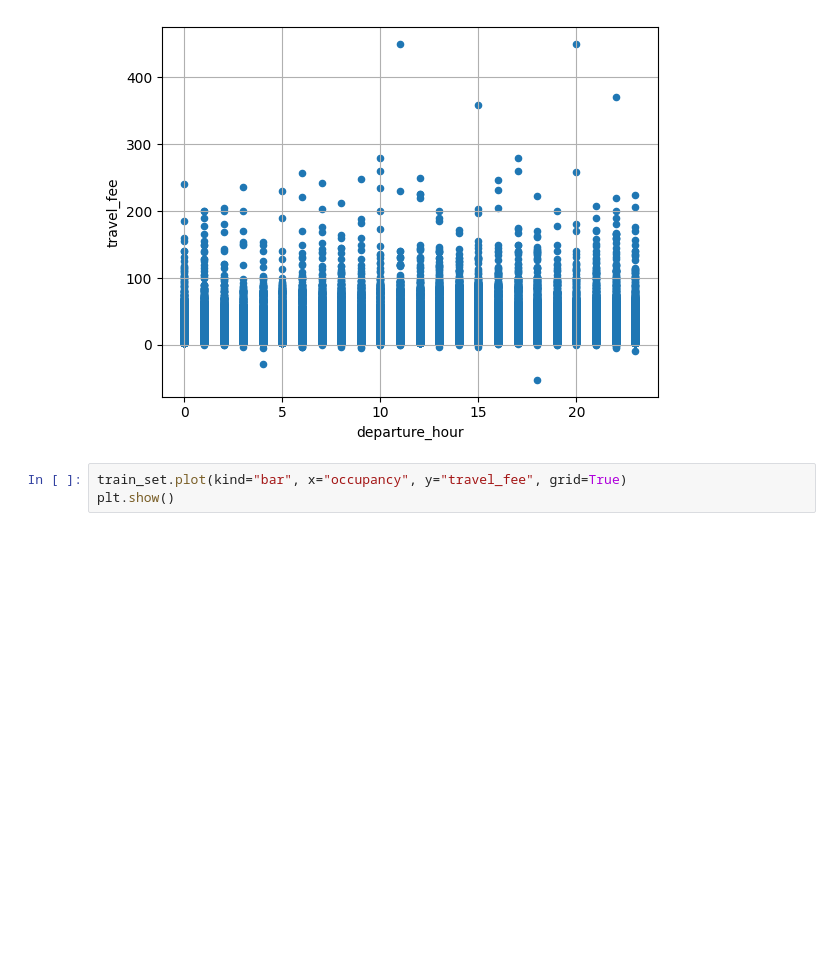
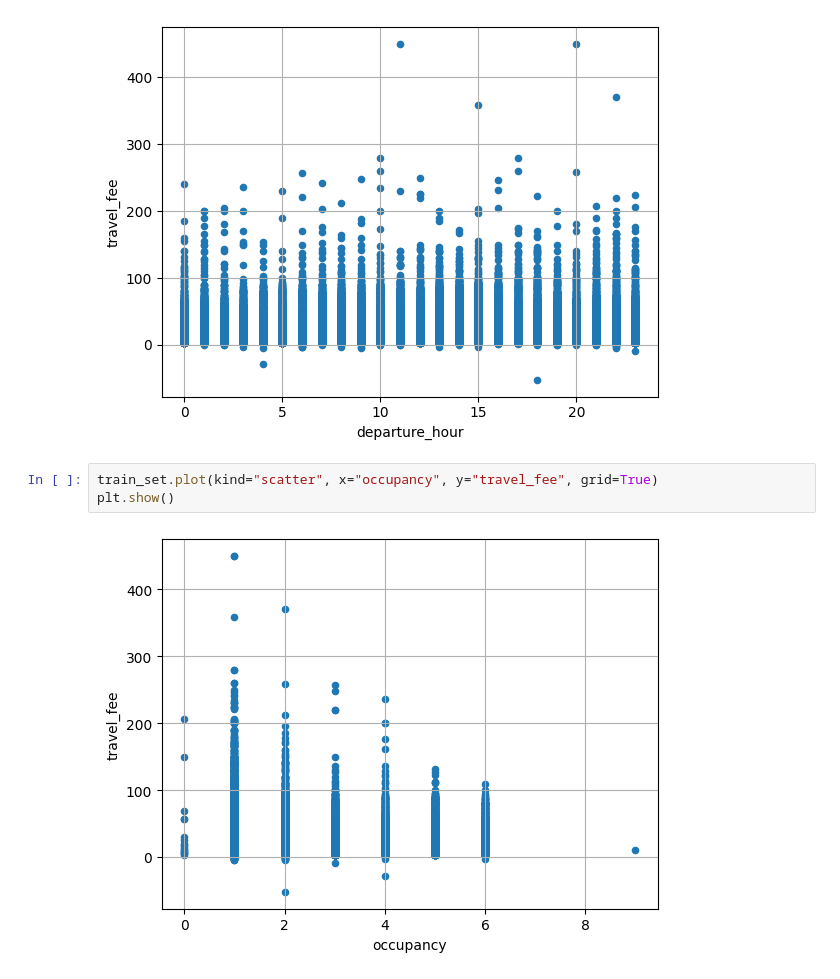
Before and after one commit to EricChan12311/DMA, a Jupyter notebook: DataMining.ipynb, the cells around one changed output. Saved outputs shown, nothing was run; the diff lists cells and outputs as text; blank space fills up the shorter version.

```diff
--- a/DataMining.ipynb
+++ b/DataMining.ipynb
@@ -52,5 +52,7 @@ plt.show()
 # %% [output]
 [figure]
 # %%
-train_set.plot(kind="bar", x="occupancy", y="travel_fee", grid=True)
+train_set.plot(kind="scatter", x="occupancy", y="travel_fee", grid=True)
 plt.show()
+# %% [output]
+[figure, added]
```
Also changed, not shown: parts of 3 cells of this notebook.
